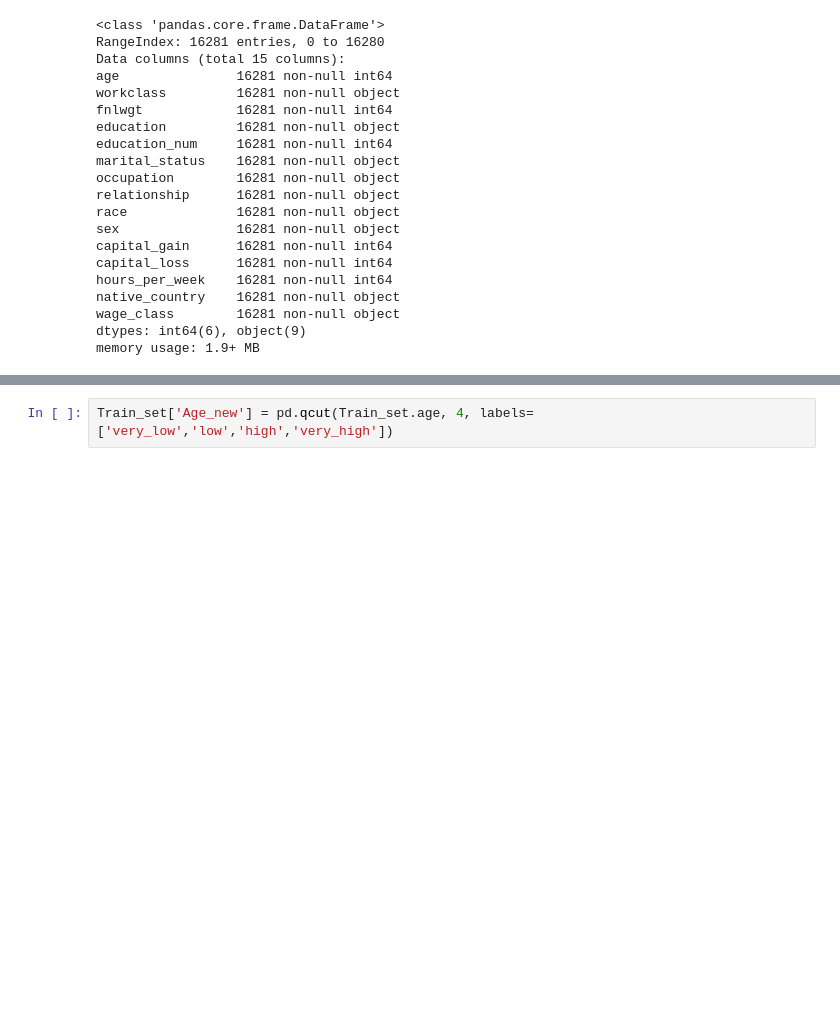
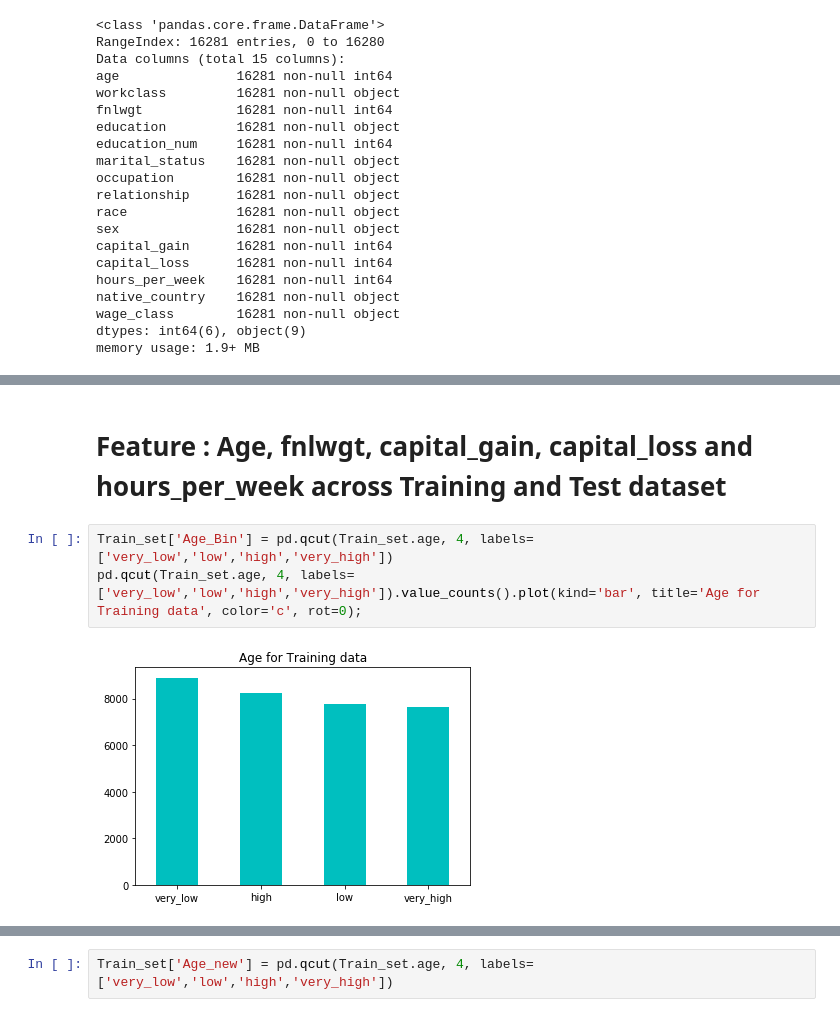
Before and after one commit to ShifanaJishadh/Project-3, a Jupyter notebook: Project 3.ipynb, the cells around one changed output, grey strips where cells are left out. Drawn from its saved outputs; the diff is of its cells as text; blank space fills up the shorter version.

```diff
--- a/Project 3.ipynb
+++ b/Project 3.ipynb
@@ -93,0 +116,7 @@ memory usage: 1.9+ MB
+# %% [markdown]
+# Feature : Age, fnlwgt, capital_gain, capital_loss and hours_per_week across Training and Test dataset
+# %%
+Train_set['Age_Bin'] = pd.qcut(Train_set.age, 4, labels=['very_low','low','high','very_high'])
+pd.qcut(Train_set.age, 4, labels=['very_low','low','high','very_high']).value_counts().plot(kind='bar', title='Age for Training data', color='c', rot=0);
+# %% [output]
+[figure, added]
```
Also changed, not shown: parts of 20 cells of this notebook.
